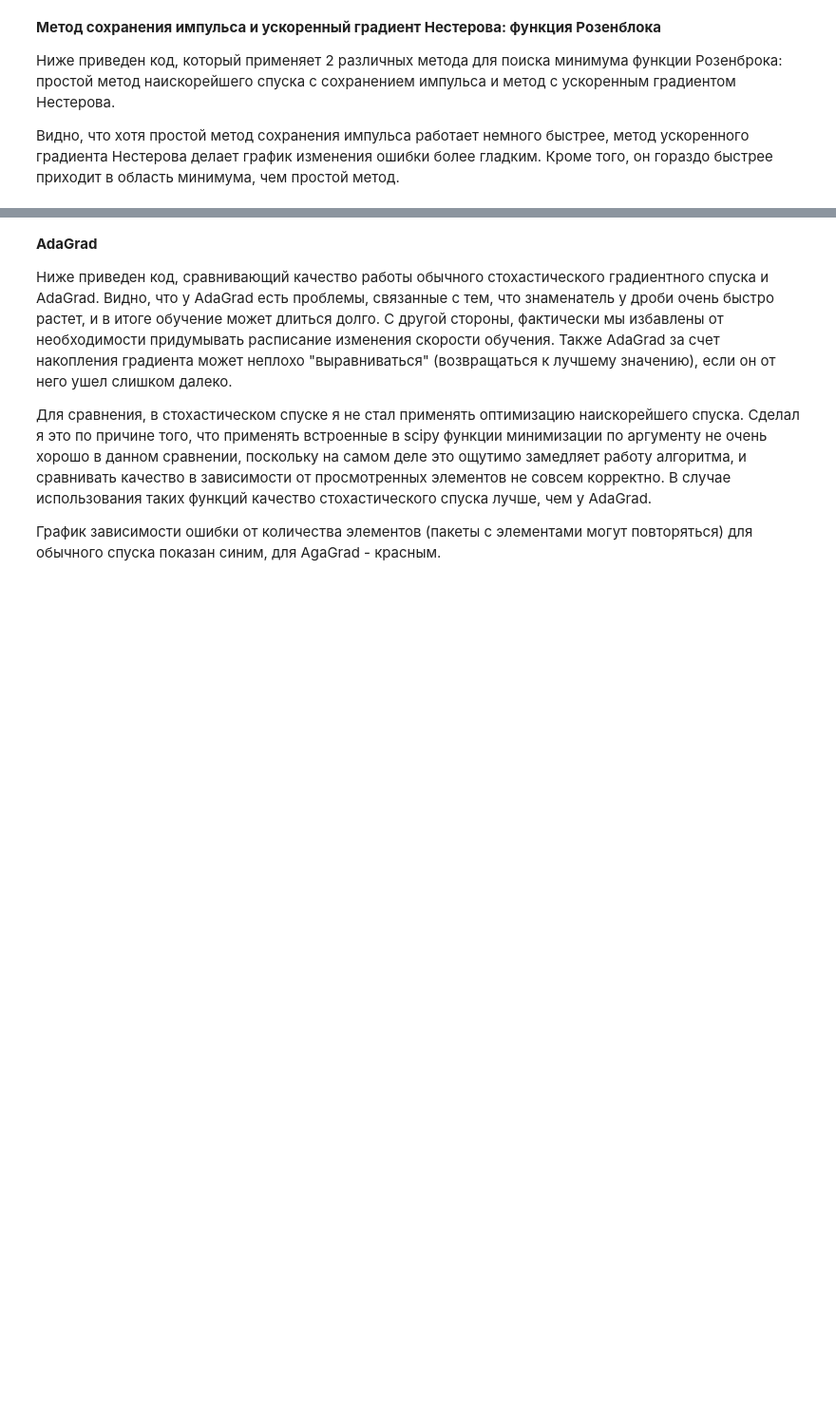
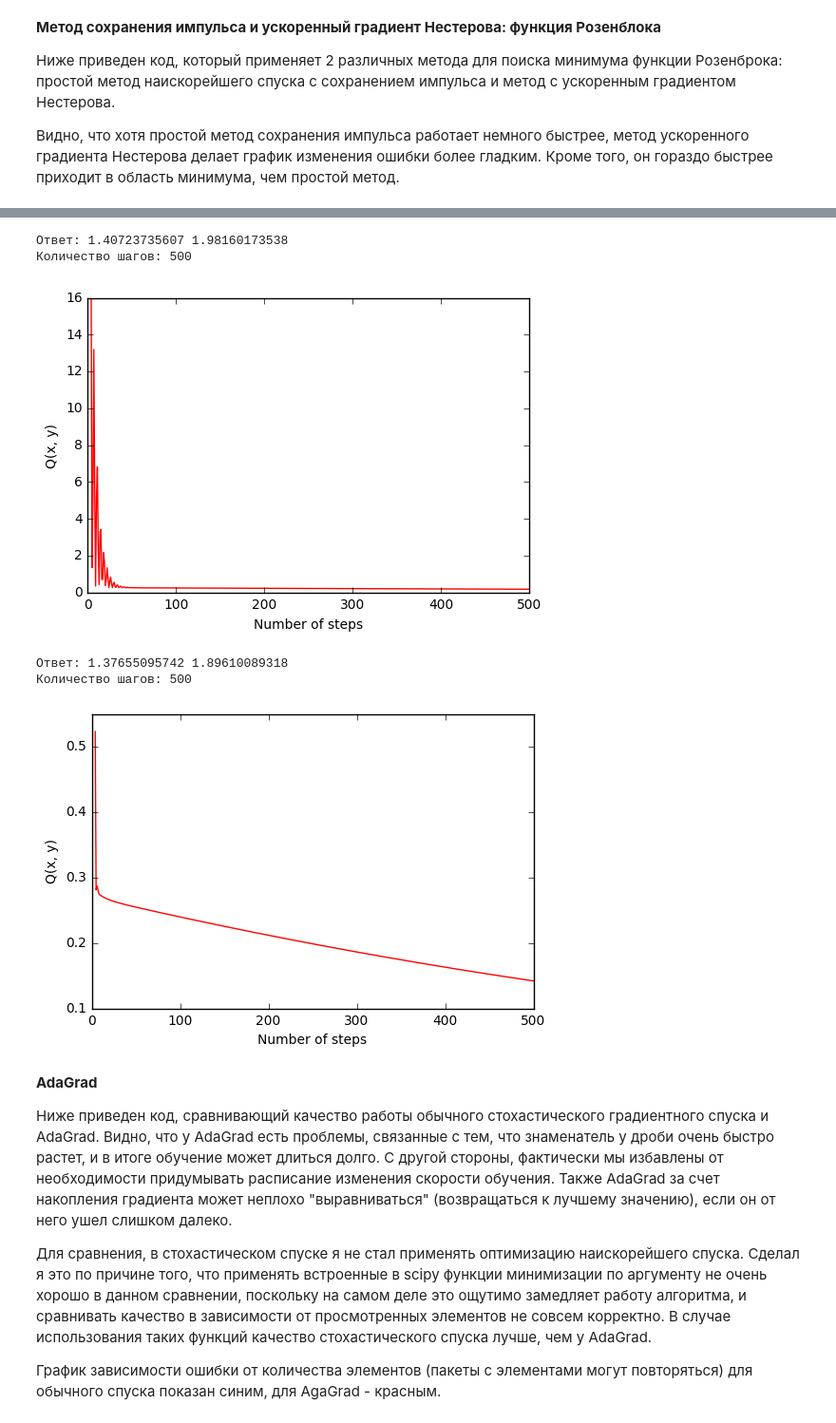
Before and after one commit to aakogtenkov/Ask-me-if-you-can, a Jupyter notebook: Lab1.ipynb, the cells around one changed output, grey strips where cells are left out. Shown at 95% size. Cells and saved outputs as stored; diff of their text form; code cells hidden in the pictures; blank space fills up the shorter version.

```diff
--- a/Lab1.ipynb
+++ b/Lab1.ipynb
@@ -703,3 +595,48 @@ pyplot.show()
+# %%
+def nesterov_accelerated_gradient(x, y, learning_rate, eps, max_number_iters,
+                                  func, func_x_der, func_y_der,
+                                  GAMMA=0.9):
+    list_error = [func(x, y)]
+    steps = 0
+    impulse = numpy.array([0, 0])
+    while steps < max_number_iters and list_error[-1] > eps:
+        gradient = numpy.array([func_x_der(x - impulse[0], y - impulse[1]),
+                                func_y_der(x - impulse[0], y - impulse[1])])
+        if numpy.linalg.norm(gradient)**2 < eps:
+            break
+        impulse = GAMMA * impulse + learning_rate * gradient
+        x -= impulse[0]
+        y -= impulse[1]
+        list_error.append(func(x, y))
+        steps += 1
+    return x, y, list_error
+# %%
+x, y, list_error = momentum_method(x=1.7, y=2.3, learning_rate=0.0003, eps=0.01, max_number_iters=500,
+                                   func=rosen, func_derivative=rosen_gradient)
+print("Ответ:", x, y)
+print("Количество шагов:", len(list_error) - 1)
+
+pyplot.xlabel("Number of steps")
+pyplot.ylabel("Q(x, y)")
+pyplot.plot(range(4, len(list_error)), list_error[4:], "red")
+pyplot.show()
+
+x, y, list_error = nesterov_accelerated_gradient(x=1.7, y=2.3, learning_rate=0.0003, eps=0.01, max_number_iters=500,
+                                                 func=rosen, func_x_der=rosen_x_derivative, func_y_der=rosen_y_derivative)
+print("Ответ:", x, y)
+print("Количество шагов:", len(list_error) - 1)
+
+pyplot.xlabel("Number of steps")
+pyplot.ylabel("Q(x, y)")
+pyplot.plot(range(4, len(list_error)), list_error[4:], "red")
+pyplot.show()
+# %% [output]
+Ответ: 1.40723735607 1.98160173538
+Количество шагов: 500
+[figure, added]
+Ответ: 1.37655095742 1.89610089318
+Количество шагов: 500
+[figure, added]
 # %% [markdown]
 **AdaGrad**
 
```
Also changed, not shown: parts of 27 cells of this notebook, 1 other file.
